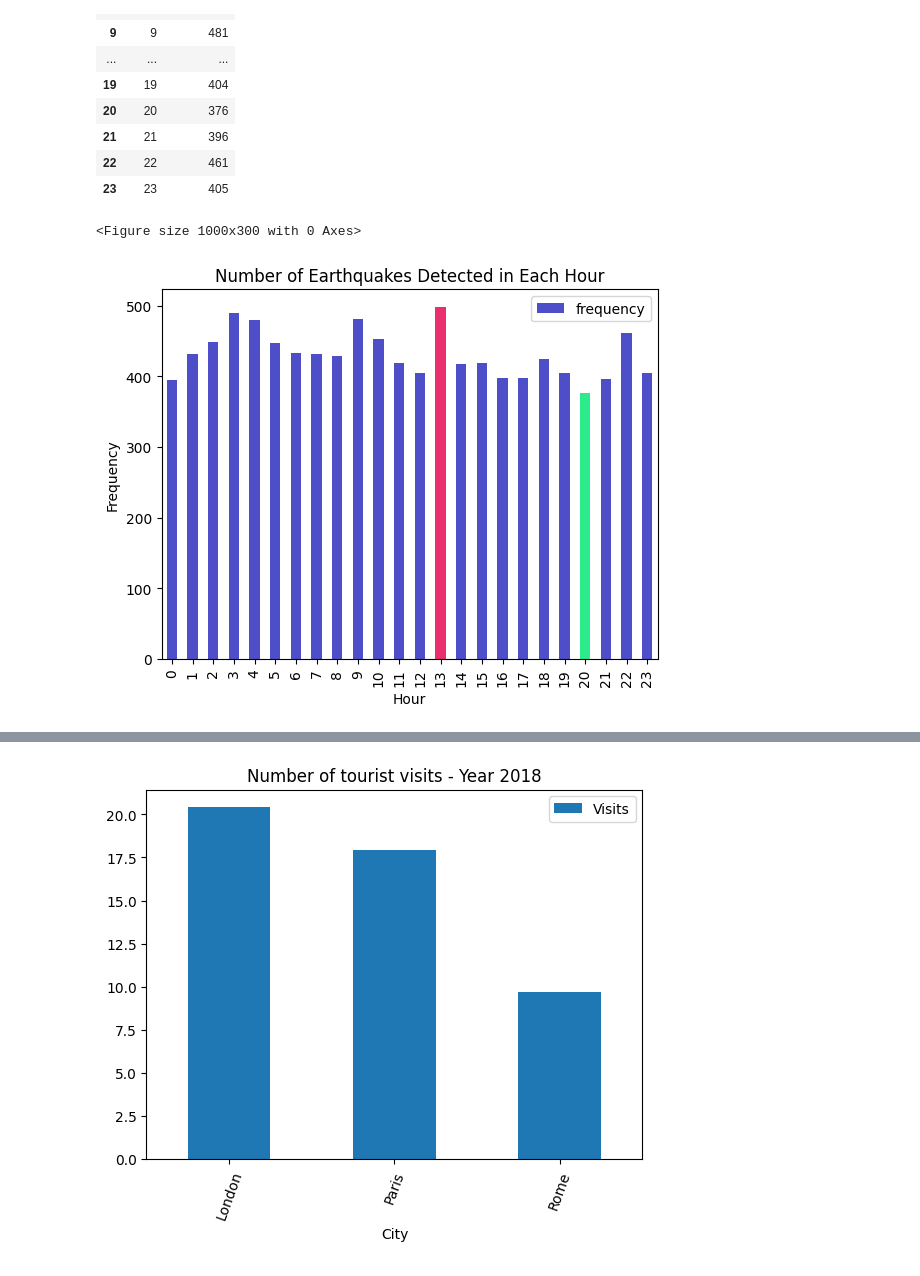
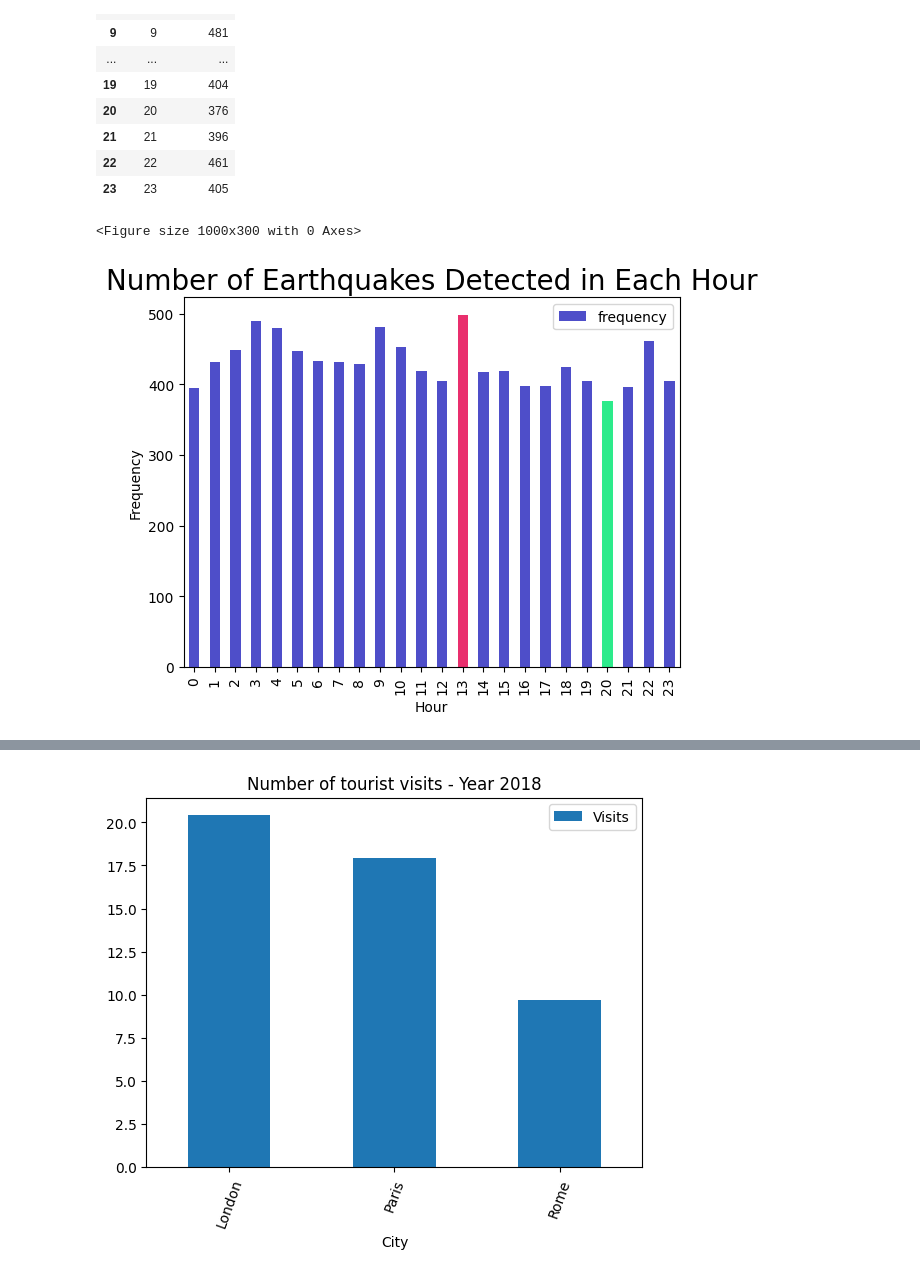
Before and after one commit to usuajiayako/DataScienceWeek3, a Jupyter notebook: data_visualisation_assignment.ipynb, the cells around one changed output, grey strips where cells are left out. Cells and saved outputs as stored; diff of their text form; code cells hidden in the pictures.

```diff
--- a/data_visualisation_assignment.ipynb
+++ b/data_visualisation_assignment.ipynb
@@ -65,12 +59,16 @@ hour_df
 # %%
 # creating a bar chart
 plt.figure(figsize = (10, 3))
 
 color = ["#E92F6D" if i == 13 else "#2CEB8B" if i == 20 else "#4E4EC9" for i in hour_df["hour"]]
-hour_df.plot.bar(x = "hour" , y = "frequency", title = "Number of Earthquakes Detected in Each Hour", color=color)
+hour_df.plot.bar(x = "hour" , y = "frequency", color = color)
+plt.title("Number of Earthquakes Detected in Each Hour", fontdict = {'fontsize': 20})
 plt.ylabel("Frequency")
 plt.xlabel("Hour")
+
+# saving chart as an image
+plt.savefig("earthquake_bar.png", dpi = 300)
 plt.show()
 # %% [output]
 <Figure size 1000x300 with 0 Axes>
-[figure, old version]
+[figure, new version]
```
Also changed, not shown: parts of 2 cells of this notebook, 2 other files.
